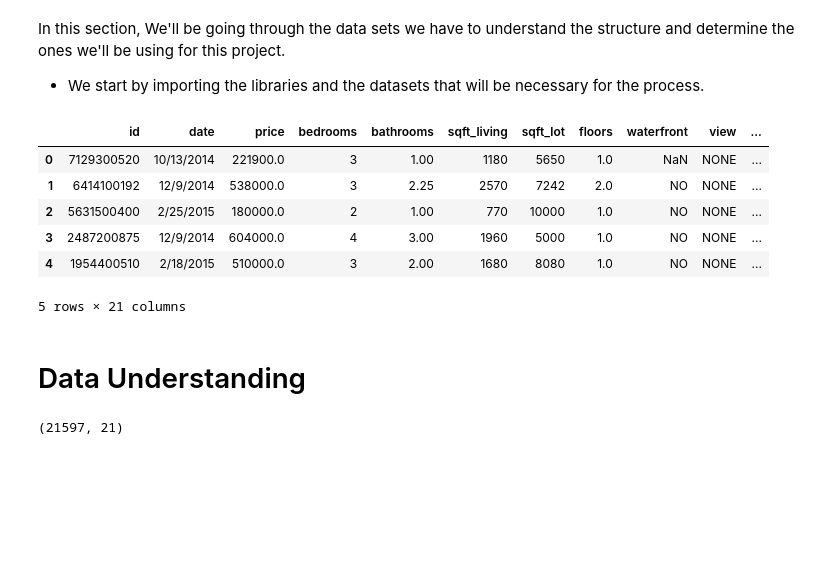
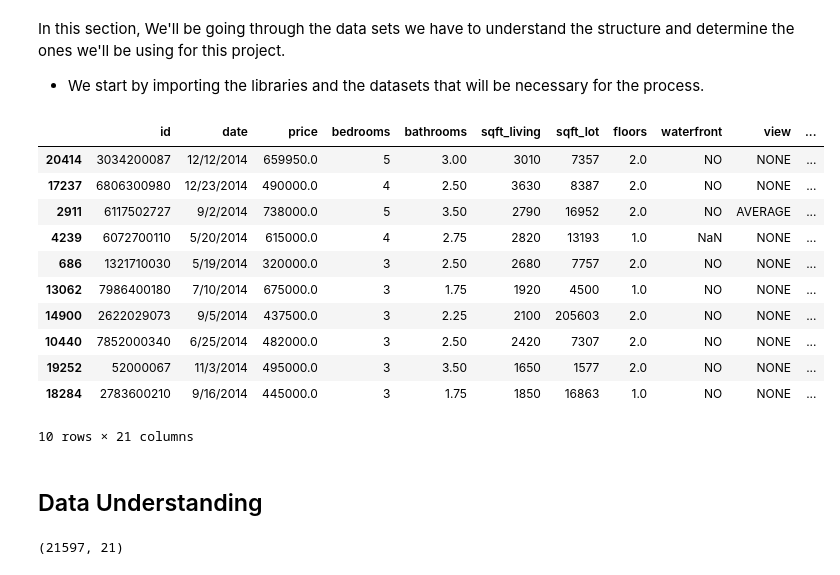
Before and after one commit to learn-co-curriculum/dsc-phase-2-project-v2-3, a Jupyter notebook: student.ipynb, the cells around one changed output. Drawn from its saved outputs; the diff is of its cells as text; code cells hidden in the pictures; blank space fills up the shorter version.

Commit message:
started data analysis

```diff
--- a/student.ipynb
+++ b/student.ipynb
@@ -43,17 +49,22 @@ warnings.filterwarnings("ignore")
 # %%
 #Importing the data set
 data = pd.read_csv("data/kc_house_data.csv")
-data.head()
+data.sample(10)
 # %% [output]
 |  | id | date | price | bedrooms | bathrooms | sqft_living | sqft_lot | floors | waterfront | view | ... |
-| 0 | 7129300520 | 10/13/2014 | 221900.0 | 3 | 1.00 | 1180 | 5650 | 1.0 | NaN | NONE | ... |
-| 1 | 6414100192 | 12/9/2014 | 538000.0 | 3 | 2.25 | 2570 | 7242 | 2.0 | NO | NONE | ... |
-| 2 | 5631500400 | 2/25/2015 | 180000.0 | 2 | 1.00 | 770 | 10000 | 1.0 | NO | NONE | ... |
-| 3 | 2487200875 | 12/9/2014 | 604000.0 | 4 | 3.00 | 1960 | 5000 | 1.0 | NO | NONE | ... |
-| 4 | 1954400510 | 2/18/2015 | 510000.0 | 3 | 2.00 | 1680 | 8080 | 1.0 | NO | NONE | ... |
+| 20414 | 3034200087 | 12/12/2014 | 659950.0 | 5 | 3.00 | 3010 | 7357 | 2.0 | NO | NONE | ... |
+| 17237 | 6806300980 | 12/23/2014 | 490000.0 | 4 | 2.50 | 3630 | 8387 | 2.0 | NO | NONE | ... |
+| 2911 | 6117502727 | 9/2/2014 | 738000.0 | 5 | 3.50 | 2790 | 16952 | 2.0 | NO | AVERAGE | ... |
+| 4239 | 6072700110 | 5/20/2014 | 615000.0 | 4 | 2.75 | 2820 | 13193 | 1.0 | NaN | NONE | ... |
+| 686 | 1321710030 | 5/19/2014 | 320000.0 | 3 | 2.50 | 2680 | 7757 | 2.0 | NO | NONE | ... |
+| 13062 | 7986400180 | 7/10/2014 | 675000.0 | 3 | 1.75 | 1920 | 4500 | 1.0 | NO | NONE | ... |
+| 14900 | 2622029073 | 9/5/2014 | 437500.0 | 3 | 2.25 | 2100 | 205603 | 2.0 | NO | NONE | ... |
+| 10440 | 7852000340 | 6/25/2014 | 482000.0 | 3 | 2.50 | 2420 | 7307 | 2.0 | NO | NONE | ... |
+| 19252 | 52000067 | 11/3/2014 | 495000.0 | 3 | 3.50 | 1650 | 1577 | 2.0 | NO | NONE | ... |
+| 18284 | 2783600210 | 9/16/2014 | 445000.0 | 3 | 1.75 | 1850 | 16863 | 1.0 | NO | NONE | ... |
-5 rows × 21 columns
+10 rows × 21 columns
 # %% [markdown]
-# Data Understanding
+## Data Understanding
 # %%
 # Checking the shape of our data
 data.shape
```
Also changed, not shown: parts of 23 cells of this notebook.
